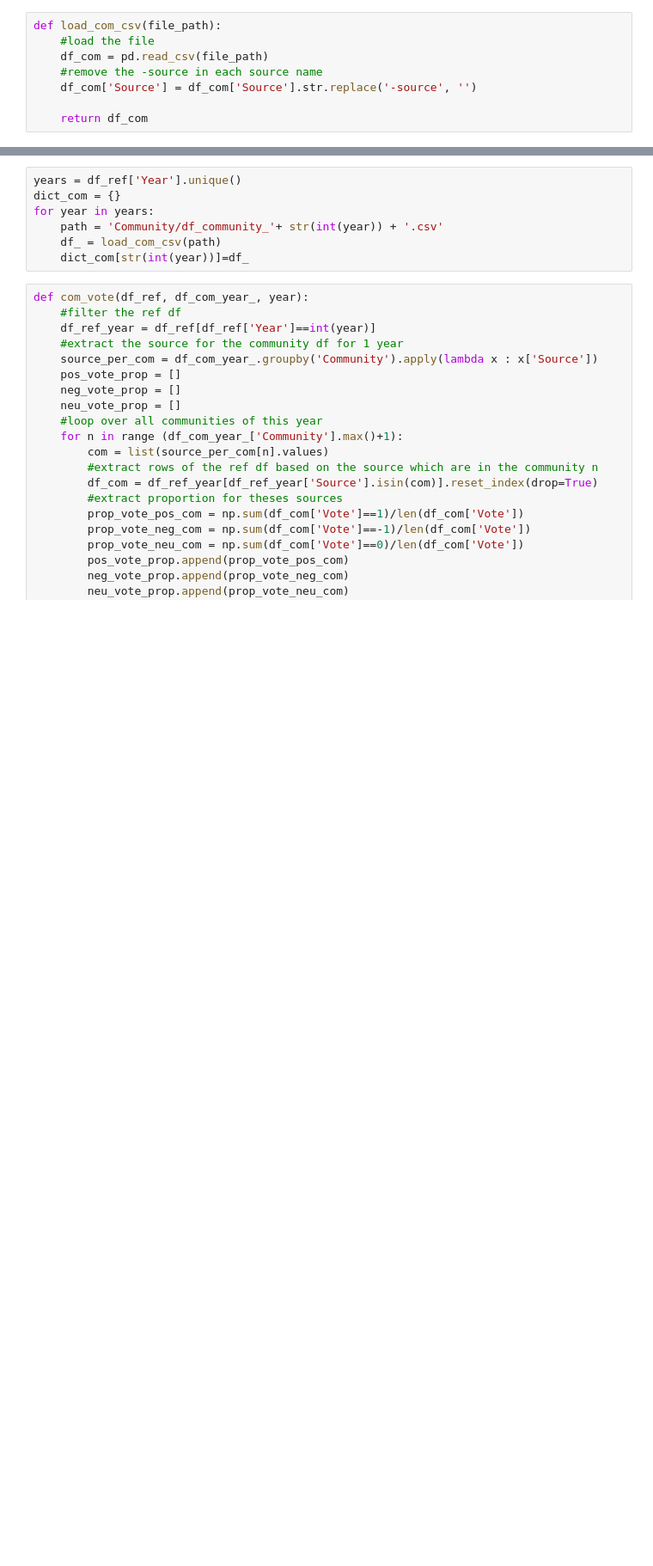
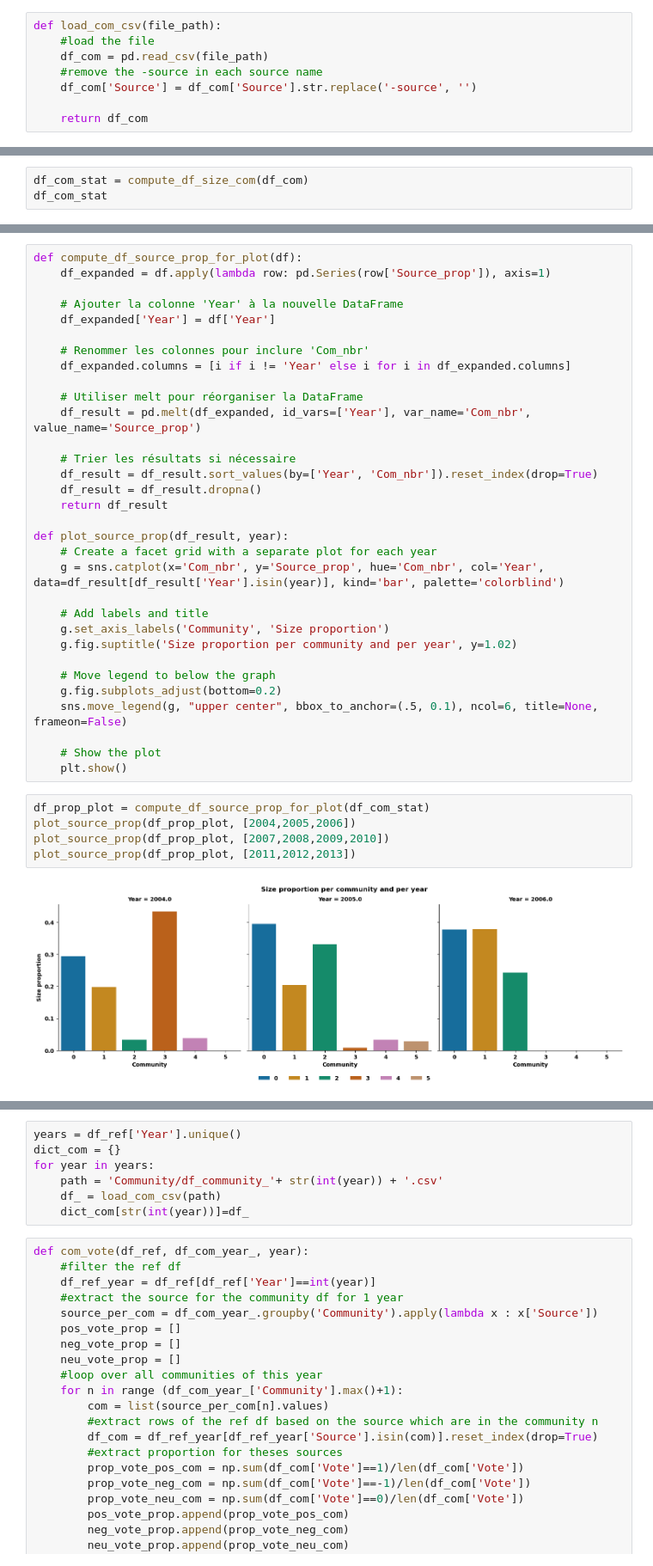
Before and after one commit to epfl-ada/ada-2023-project-abracadabra, a Jupyter notebook: community_analysis.ipynb, the cells around one changed output, grey strips where cells are left out. Shown at 86% size. Saved outputs shown, nothing was run; the diff lists cells and outputs as text; blank space fills up the shorter version.

```diff
--- a/community_analysis.ipynb
+++ b/community_analysis.ipynb
@@ -77,0 +82,3 @@ df_com_stat
+# %%
+df_com_stat = compute_df_size_com(df_com)
+df_com_stat
@@ -77,0 +97,39 @@ df_com_stat
+# %%
+def compute_df_source_prop_for_plot(df):
+    df_expanded = df.apply(lambda row: pd.Series(row['Source_prop']), axis=1)
+
+    # Ajouter la colonne 'Year' à la nouvelle DataFrame
+    df_expanded['Year'] = df['Year']
+
+    # Renommer les colonnes pour inclure 'Com_nbr'
+    df_expanded.columns = [i if i != 'Year' else i for i in df_expanded.columns]
+
+    # Utiliser melt pour réorganiser la DataFrame
+    df_result = pd.melt(df_expanded, id_vars=['Year'], var_name='Com_nbr', value_name='Source_prop')
+
+    # Trier les résultats si nécessaire
+    df_result = df_result.sort_values(by=['Year', 'Com_nbr']).reset_index(drop=True)
+    df_result = df_result.dropna()
+    return df_result
+
+def plot_source_prop(df_result, year):
+    # Create a facet grid with a separate plot for each year
+    g = sns.catplot(x='Com_nbr', y='Source_prop', hue='Com_nbr', col='Year', data=df_result[df_result['Year'].isin(year)], kind='bar', palette='colorblind')
+
+    # Add labels and title
+    g.set_axis_labels('Community', 'Size proportion')
+    g.fig.suptitle('Size proportion per community and per year', y=1.02)
+
+    # Move legend to below the graph
+    g.fig.subplots_adjust(bottom=0.2)
+    sns.move_legend(g, "upper center", bbox_to_anchor=(.5, 0.1), ncol=6, title=None, frameon=False)
+
+    # Show the plot
+    plt.show()
+# %%
+df_prop_plot = compute_df_source_prop_for_plot(df_com_stat)
+plot_source_prop(df_prop_plot, [2004,2005,2006])
+plot_source_prop(df_prop_plot, [2007,2008,2009,2010])
+plot_source_prop(df_prop_plot, [2011,2012,2013])
+# %% [output]
+[figure, added]
```
Also changed, not shown: parts of 23 cells of this notebook.
